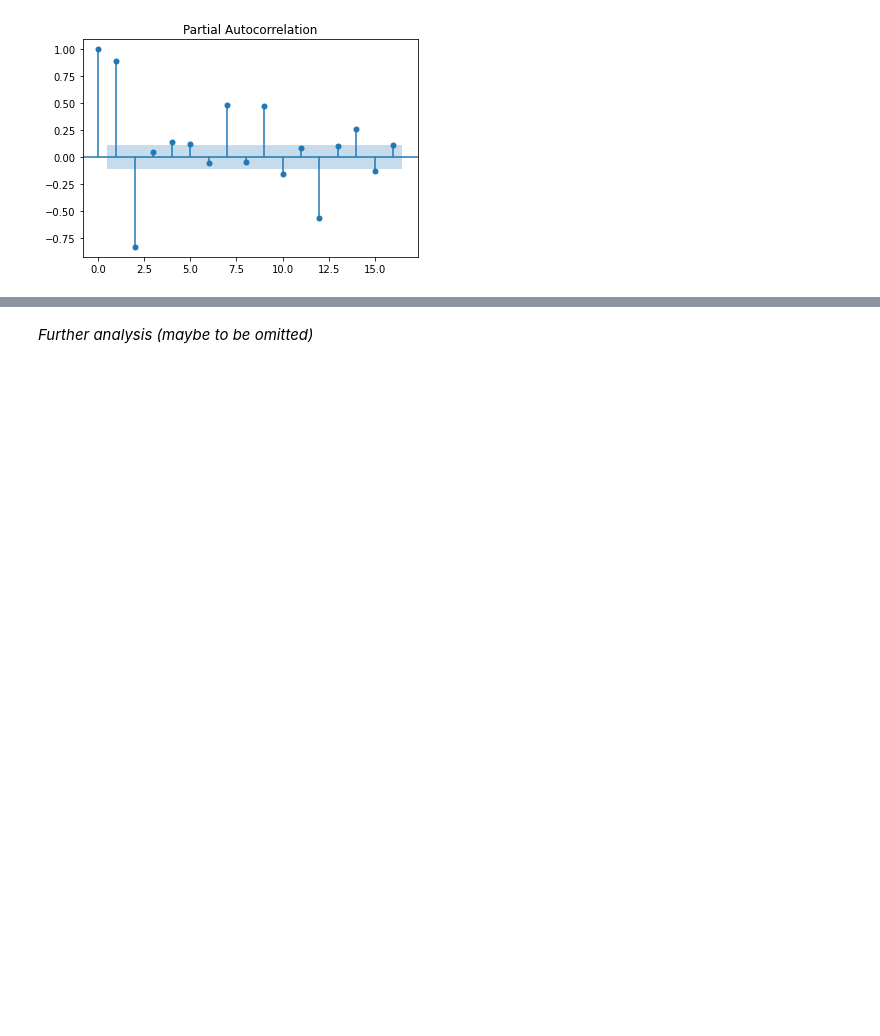
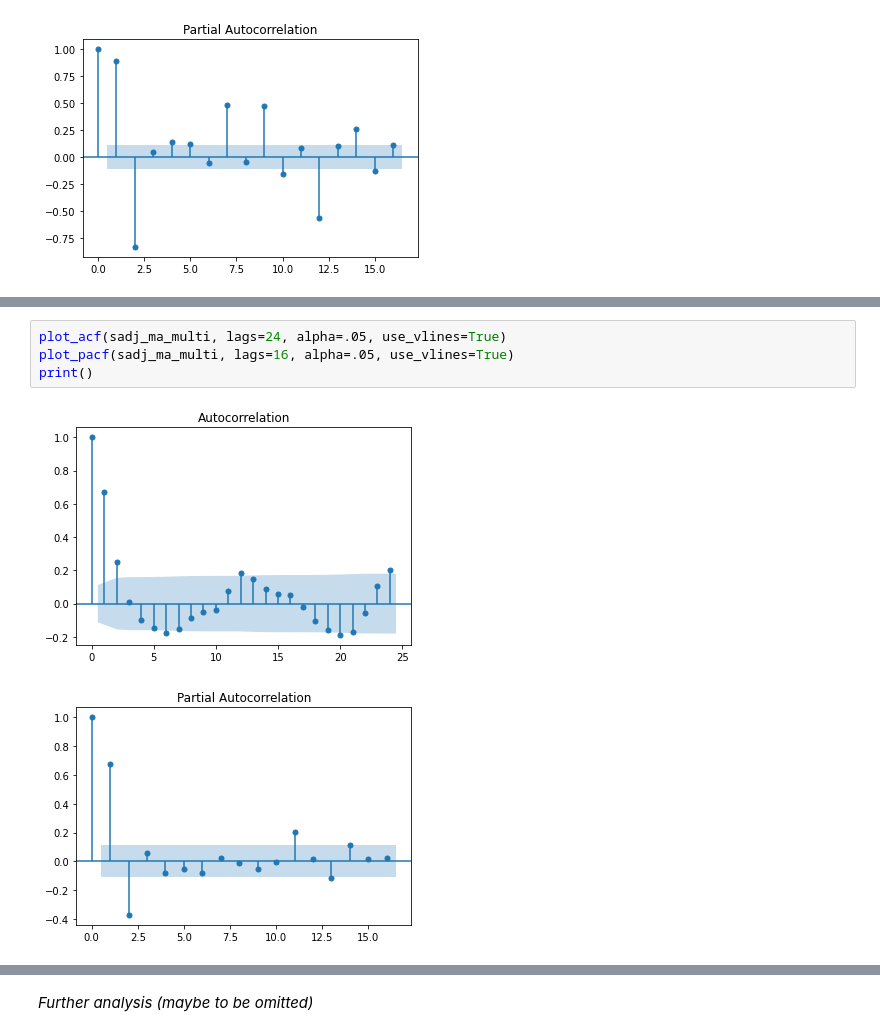
Before and after one commit to jcierocki/INGModellingContest, a Jupyter notebook: notebooks/task1.ipynb, the cells around one changed output, grey strips where cells are left out. Cells and saved outputs as stored; diff of their text form; blank space fills up the shorter version.

```diff
--- a/notebooks/task1.ipynb
+++ b/notebooks/task1.ipynb
@@ -83,2 +116,9 @@ df["resid_ma_multi"] = season_decomp_multi.resid.to_numpy()
 # %% [output]
 [figure]
+# %%
+plot_acf(sadj_ma_multi, lags=24, alpha=.05, use_vlines=True)
+plot_pacf(sadj_ma_multi, lags=16, alpha=.05, use_vlines=True)
+print()
+# %% [output]
+[figure, added]
+[figure, added]
```
Also changed, not shown: parts of 23 cells of this notebook, 1 other file.
